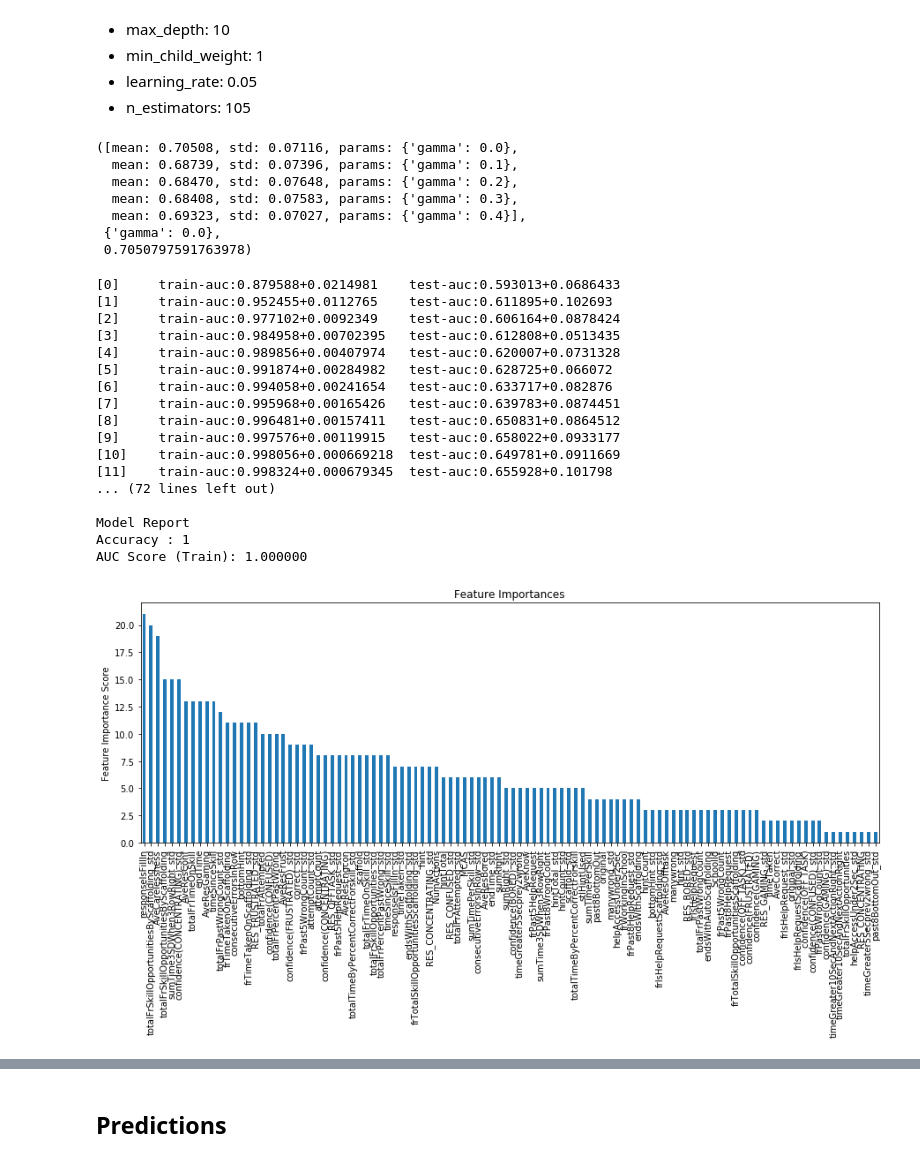
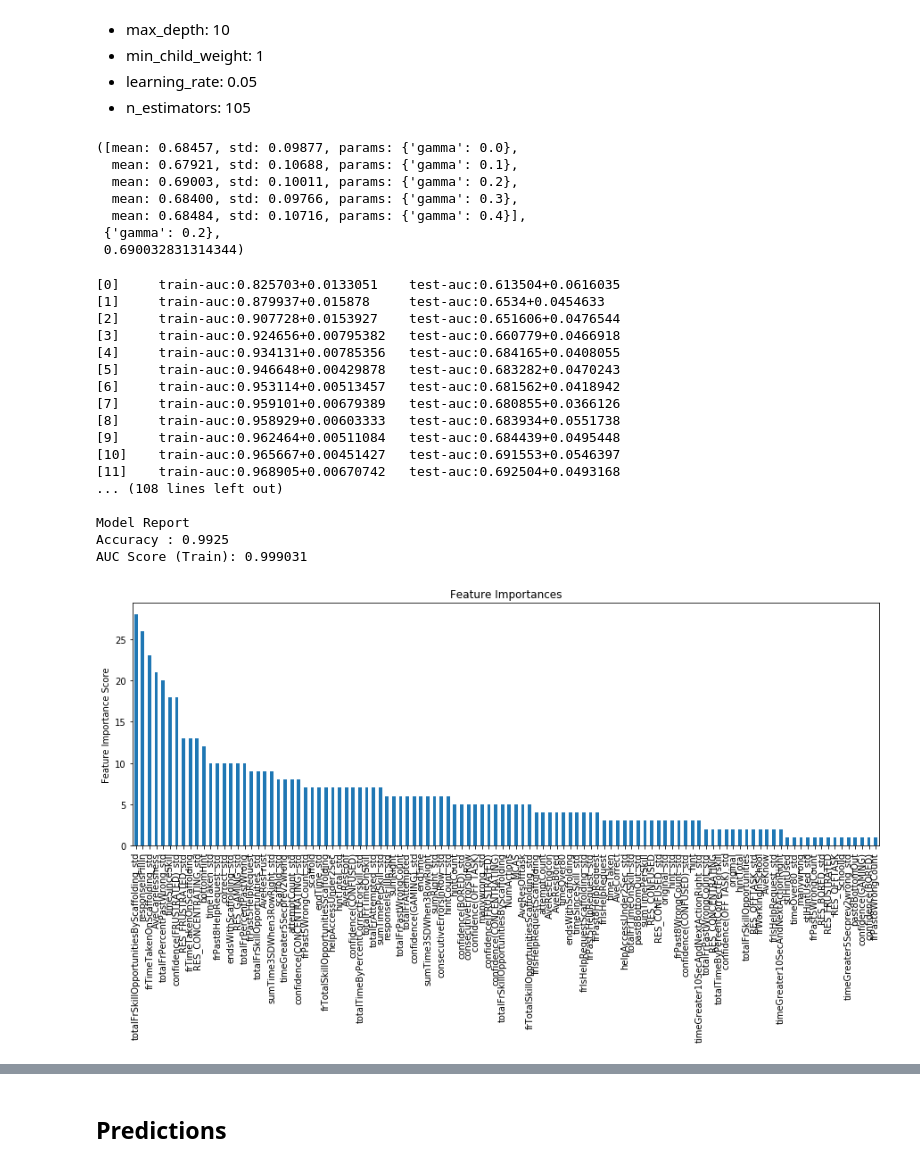
Before and after one commit to darioAnongba/ASSIStments-Competition, a Jupyter notebook: xgboost.ipynb, the cells around one changed output, grey strips where cells are left out. Cells and saved outputs as stored; diff of their text form; code cells hidden in the pictures.

```diff
--- a/xgboost.ipynb
+++ b/xgboost.ipynb
@@ -75,7 +82,7 @@ def modelfit(alg, dtrain, predictors, useTrainCV=True, cv_folds=7, early_stoppin
 predictors = [x for x in train.columns if x not in columns_not_keep]
 
 xgb1 = XGBClassifier(
- learning_rate =0.05,
+ learning_rate =0.005,
  n_estimators=1000,
  max_depth=5,
  min_child_weight=1,
@@ -186,9 +196,9 @@ param_test3 = {
 
 xgb4 = XGBClassifier(
     learning_rate =0.05,
-    n_estimators=105,
-    max_depth=10,
-    min_child_weight=1,
+    n_estimators=54,
+    max_depth=8,
+    min_child_weight=3,
     gamma=0,
     subsample=0.8,
     colsample_bytree=0.8,
@@ -202,46 +212,46 @@ gsearch3 = GridSearchCV(estimator = xgb4, param_grid = param_test3, scoring='roc
 gsearch3.fit(train[predictors],train[target])
 gsearch3.grid_scores_, gsearch3.best_params_, gsearch3.best_score_
 # %% [output]
-([mean: 0.70508, std: 0.07116, params: {'gamma': 0.0},
-  mean: 0.68739, std: 0.07396, params: {'gamma': 0.1},
-  mean: 0.68470, std: 0.07648, params: {'gamma': 0.2},
-  mean: 0.68408, std: 0.07583, params: {'gamma': 0.3},
-  mean: 0.69323, std: 0.07027, params: {'gamma': 0.4}],
- {'gamma': 0.0},
- 0.7050797591763978)
+([mean: 0.68457, std: 0.09877, params: {'gamma': 0.0},
+  mean: 0.67921, std: 0.10688, params: {'gamma': 0.1},
+  mean: 0.69003, std: 0.10011, params: {'gamma': 0.2},
+  mean: 0.68400, std: 0.09766, params: {'gamma': 0.3},
+  mean: 0.68484, std: 0.10716, params: {'gamma': 0.4}],
+ {'gamma': 0.2},
+ 0.690032831314344)
 # %%
 xgb5 = XGBClassifier(
  learning_rate =0.05,
  n_estimators=1000,
- max_depth=10,
- min_child_weight=1,
- gamma=0,
+ max_depth=8,
+ min_child_weight=3,
+ gamma=0.2,
  subsample=0.8,
  colsample_bytree=0.8,
  objective= 'binary:logistic',
  nthread=4,
  scale_pos_weight=1,
  seed=27)
 modelfit(xgb5, train, predictors, cv_folds=7)
 # %% [output]
-[0]     train-auc:0.879588+0.0214981    test-auc:0.593013+0.0686433
-[1]     train-auc:0.952455+0.0112765    test-auc:0.611895+0.102693
-[2]     train-auc:0.977102+0.0092349    test-auc:0.606164+0.0878424
-[3]     train-auc:0.984958+0.00702395   test-auc:0.612808+0.0513435
-[4]     train-auc:0.989856+0.00407974   test-auc:0.620007+0.0731328
-[5]     train-auc:0.991874+0.00284982   test-auc:0.628725+0.066072
-[6]     train-auc:0.994058+0.00241654   test-auc:0.633717+0.082876
-[7]     train-auc:0.995968+0.00165426   test-auc:0.639783+0.0874451
-[8]     train-auc:0.996481+0.00157411   test-auc:0.650831+0.0864512
-[9]     train-auc:0.997576+0.00119915   test-auc:0.658022+0.0933177
-[10]    train-auc:0.998056+0.000669218  test-auc:0.649781+0.0911669
-[11]    train-auc:0.998324+0.000679345  test-auc:0.655928+0.101798
-... (72 lines left out)
+[0]     train-auc:0.825703+0.0133051    test-auc:0.613504+0.0616035
+[1]     train-auc:0.879937+0.015878     test-auc:0.6534+0.0454633
+[2]     train-auc:0.907728+0.0153927    test-auc:0.651606+0.0476544
+[3]     train-auc:0.924656+0.00795382   test-auc:0.660779+0.0466918
+[4]     train-auc:0.934131+0.00785356   test-auc:0.684165+0.0408055
+[5]     train-auc:0.946648+0.00429878   test-auc:0.683282+0.0470243
+[6]     train-auc:0.953114+0.00513457   test-auc:0.681562+0.0418942
+[7]     train-auc:0.959101+0.00679389   test-auc:0.680855+0.0366126
+[8]     train-auc:0.958929+0.00603333   test-auc:0.683934+0.0551738
+[9]     train-auc:0.962464+0.00511084   test-auc:0.684439+0.0495448
+[10]    train-auc:0.965667+0.00451427   test-auc:0.691553+0.0546397
+[11]    train-auc:0.968905+0.00670742   test-auc:0.692504+0.0493168
+... (108 lines left out)
 
 Model Report
-Accuracy : 1
-AUC Score (Train): 1.000000
+Accuracy : 0.9925
+AUC Score (Train): 0.999031
-[figure, old version]
+[figure, new version]
 # %%
 param_test4 = {
  'subsample':[i/10.0 for i in range(6,10)],
```
Also changed, not shown: parts of 8 cells of this notebook.
